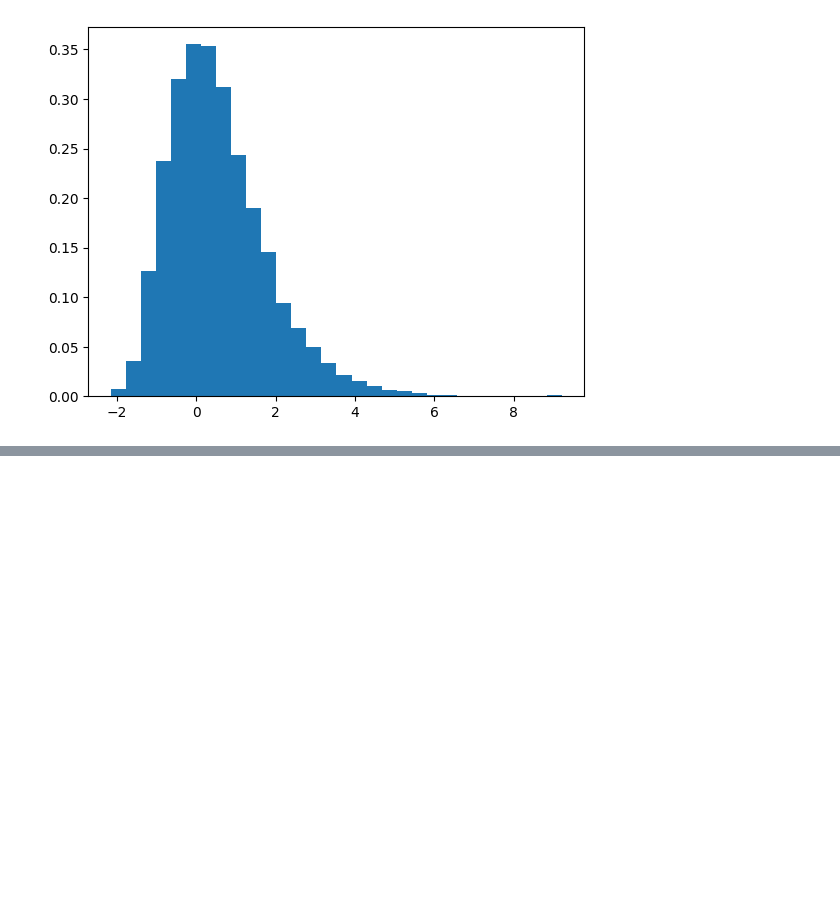
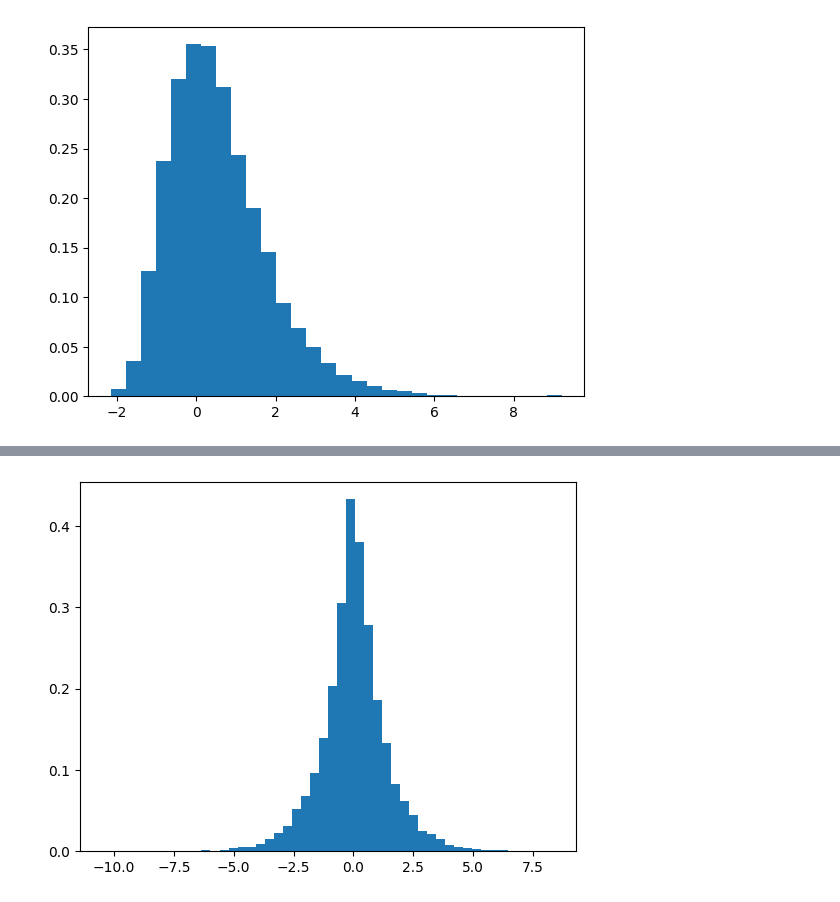
Before and after one commit to LuisManuelCatzoliSoriano/Simulacion-I, a Jupyter notebook: DTriangular.ipynb, the cells around one changed output, grey strips where cells are left out. Saved outputs shown, nothing was run; the diff lists cells and outputs as text; code cells hidden in the pictures; blank space fills up the shorter version.

```diff
--- a/DTriangular.ipynb
+++ b/DTriangular.ipynb
@@ -81,0 +97,19 @@ plt.show()
+# %%
+def la(n):
+    lis=[]
+    for i in range(n):
+        u=r.random()
+        if 0<=u<0.5:
+           x=np.log(2*u)
+           lis.append(x)
+        else:
+            x=-np.log(2*(1-u))
+            lis.append(x)
+    return lis
+# %%
+l=la(10000)
+# %%
+plt.hist(l, bins=50, density=True)
+plt.show()
+# %% [output]
+[figure, added]
```
Also changed, not shown: parts of 6 cells of this notebook.
